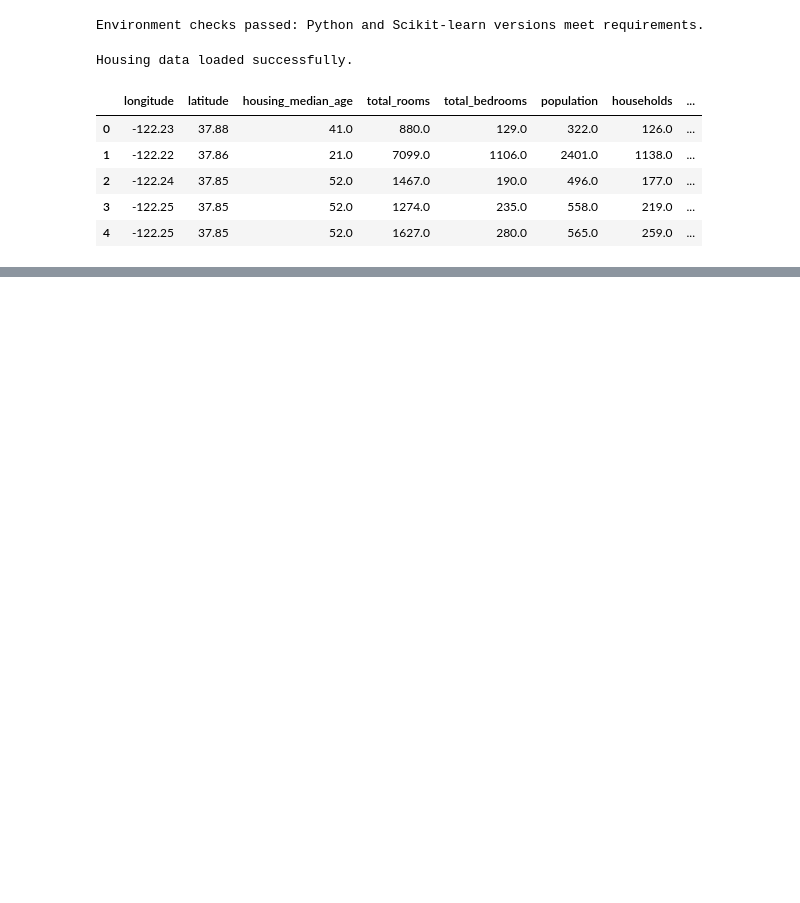
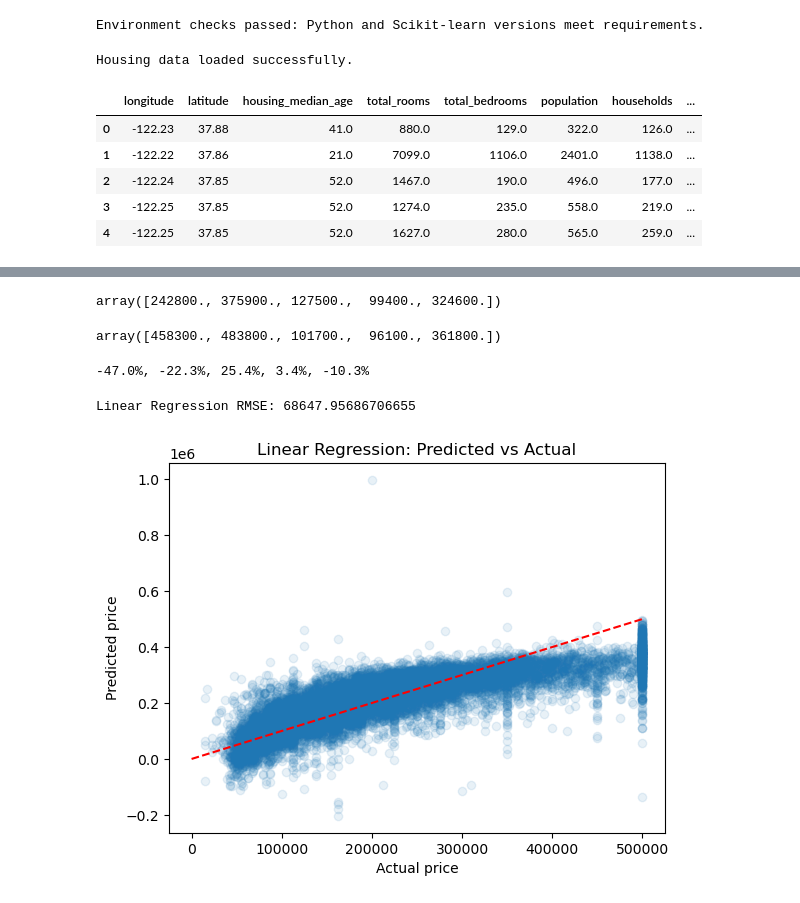
Before and after one commit to ProgrammingCookieMonster/Uni-AI-ML, a Jupyter notebook: Ai-Conda-Introduction-University-Rep/lab3_supervised_learning/lab3.ipynb, the cells around one changed output, grey strips where cells are left out. Cells and saved outputs as stored; diff of their text form; code cells hidden in the pictures; blank space fills up the shorter version.

```diff
--- a/Ai-Conda-Introduction-University-Rep/lab3_supervised_learning/lab3.ipynb
+++ b/Ai-Conda-Introduction-University-Rep/lab3_supervised_learning/lab3.ipynb
@@ -103,0 +219,4 @@ for set_ in (strat_train_set, strat_test_set):
+# %%
+# apply the preprocessing pipeline to the dataframe
+strat_housing_prepared = preprocessing.fit_transform(strat_train_set)
+strat_housing_prepared.shape
@@ -103,0 +241,18 @@ for set_ in (strat_train_set, strat_test_set):
+# %%
+# Training, Tuning & Evaluating ML on the training set
+# training a linear regression model
+from sklearn.linear_model import LinearRegression
+from sklearn.pipeline import make_pipeline
+
+# Separate features (strat_housing) and labels (strat_housing_labels) from strat_train_set
+# This is crucial because the 'preprocessing' pipeline is applied to the features (X)
+# and the 'lin_reg' model is fitted with these transformed features and the target labels (y).
+strat_housing = strat_train_set.drop("median_house_value", axis=1)
+strat_housing_labels = strat_train_set["median_house_value"].copy()
+
+# Create a Linear Regression model instance
+# The 'preprocessing' pipeline will first transform the input features
+lin_reg = make_pipeline(preprocessing, LinearRegression())
+
+# Fit the Linear Regression model using the preprocessed training features and corresponding labels
+lin_reg.fit(strat_housing, strat_housing_labels)
@@ -103,0 +277,39 @@ for set_ in (strat_train_set, strat_test_set):
+# %%
+# Use the trained Linear Regression model to make predictions on the training dataset
+strat_housing_predictions = lin_reg.predict(strat_housing)
+
+# Display the first five predictions, rounded to the nearest hundred
+strat_housing_predictions[:5].round(-2)  # -2 = rounded to the nearest hundred
+# %% [output]
+array([242800., 375900., 127500.,  99400., 324600.])
+# %%
+strat_housing_labels.iloc[:5].values
+# %% [output]
+array([458300., 483800., 101700.,  96100., 361800.])
+# %%
+# computes the error ratios discussed in the book
+error_ratios = strat_housing_predictions[:5].round(-2) / strat_housing_labels.iloc[:5].values - 1
+print(", ".join([f"{100 * ratio:.1f}%" for ratio in error_ratios]))
+# %% [output]
+-47.0%, -22.3%, 25.4%, 3.4%, -10.3%
+# %%
+from sklearn.metrics import mean_squared_error
+import numpy as np
+
+# Calculate the Root Mean Squared Error (RMSE) of the predictions made by the linear regression model
+lin_rmse = np.sqrt(mean_squared_error(strat_housing_labels, strat_housing_predictions))
+print("Linear Regression RMSE:", lin_rmse)
+# %% [output]
+Linear Regression RMSE: 68647.95686706655
+# %%
+import matplotlib.pyplot as plt
+
+plt.scatter(strat_housing_labels, strat_housing_predictions, alpha=0.1)
+plt.plot([0, 500000], [0, 500000], 'r--')  # perfect prediction line
+plt.xlabel("Actual price")
+plt.ylabel("Predicted price")
+plt.title("Linear Regression: Predicted vs Actual")
+plt.show()
+# so the model is not really predicting poorly based on the first 5 disclosed results, with an error of 47%
+# %% [output]
+[figure, added]
```
Also changed, not shown: parts of 32 cells of this notebook.
